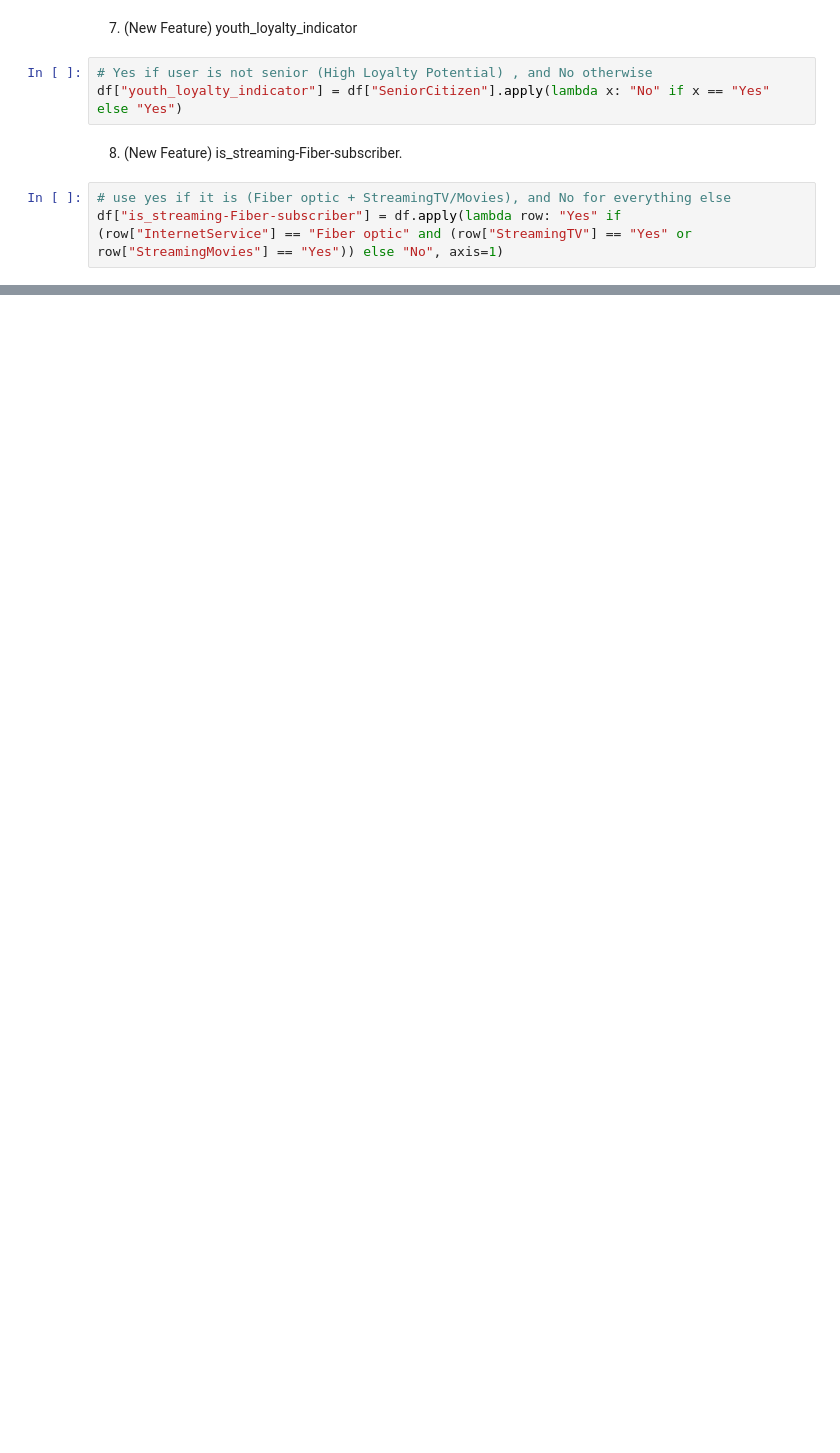
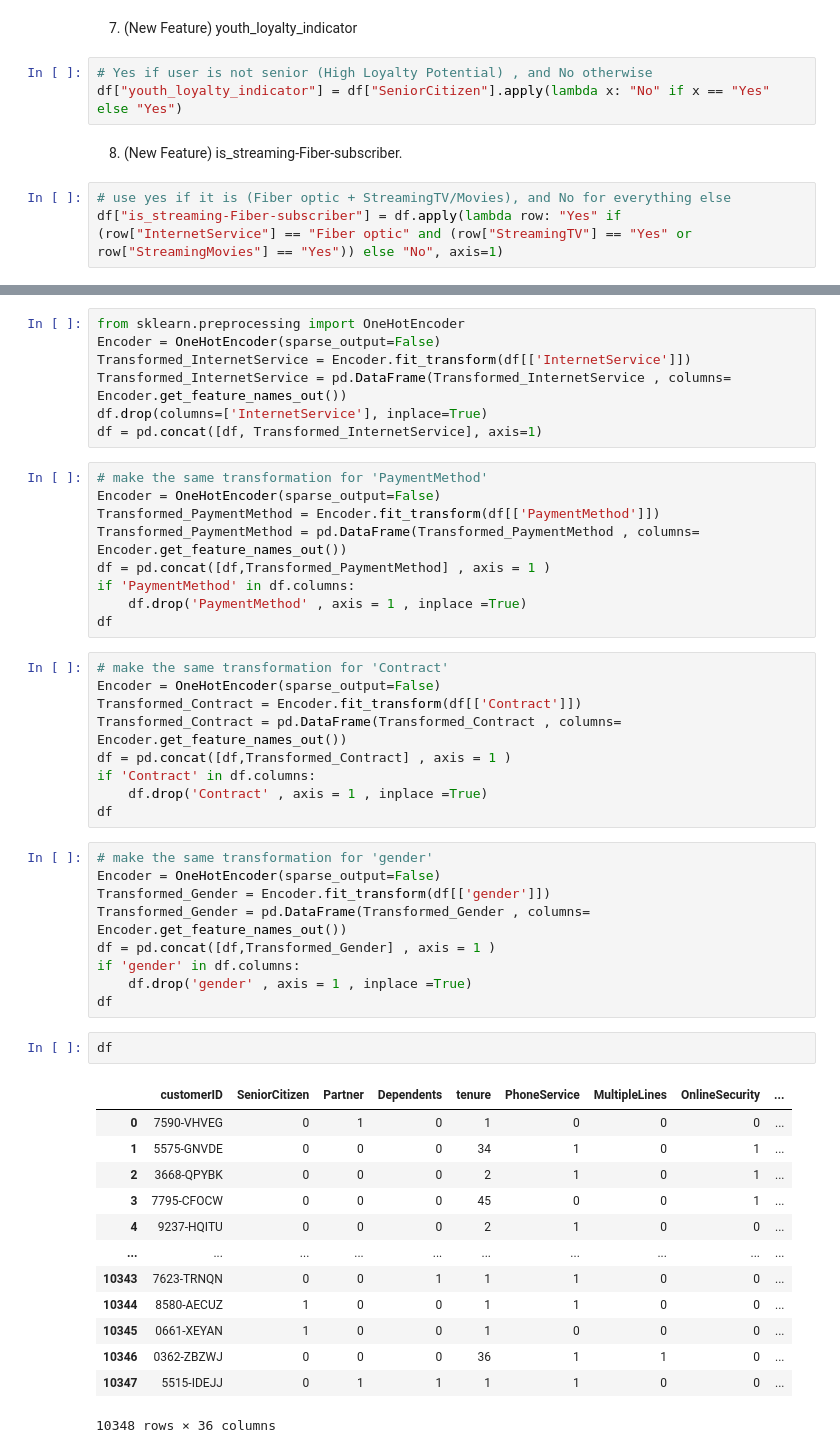
Before and after one commit to walaaabusweas/Telco-Customer, a Jupyter notebook: Telco-Customer.ipynb, the cells around one changed output, grey strips where cells are left out. Cells and saved outputs as stored; diff of their text form; blank space fills up the shorter version.

```diff
--- a/Telco-Customer.ipynb
+++ b/Telco-Customer.ipynb
@@ -728,0 +658,50 @@ Since young people are the most reliant on digital channels, companies should fo
+# %%
+from sklearn.preprocessing import OneHotEncoder
+Encoder = OneHotEncoder(sparse_output=False)
+Transformed_InternetService = Encoder.fit_transform(df[['InternetService']])
+Transformed_InternetService = pd.DataFrame(Transformed_InternetService , columns= Encoder.get_feature_names_out())
+df.drop(columns=['InternetService'], inplace=True)
+df = pd.concat([df, Transformed_InternetService], axis=1)
+# %%
+# make the same transformation for 'PaymentMethod'
+Encoder = OneHotEncoder(sparse_output=False)
+Transformed_PaymentMethod = Encoder.fit_transform(df[['PaymentMethod']])
+Transformed_PaymentMethod = pd.DataFrame(Transformed_PaymentMethod , columns= Encoder.get_feature_names_out())
+df = pd.concat([df,Transformed_PaymentMethod] , axis = 1 )
+if 'PaymentMethod' in df.columns:
+    df.drop('PaymentMethod' , axis = 1 , inplace =True)
+df
+# %%
+# make the same transformation for 'Contract'
+Encoder = OneHotEncoder(sparse_output=False)
+Transformed_Contract = Encoder.fit_transform(df[['Contract']])
+Transformed_Contract = pd.DataFrame(Transformed_Contract , columns= Encoder.get_feature_names_out())
+df = pd.concat([df,Transformed_Contract] , axis = 1 )
+if 'Contract' in df.columns:
+    df.drop('Contract' , axis = 1 , inplace =True)
+df
+# %%
+# make the same transformation for 'gender'
+Encoder = OneHotEncoder(sparse_output=False)
+Transformed_Gender = Encoder.fit_transform(df[['gender']])
+Transformed_Gender = pd.DataFrame(Transformed_Gender , columns= Encoder.get_feature_names_out())
+df = pd.concat([df,Transformed_Gender] , axis = 1 )
+if 'gender' in df.columns:
+    df.drop('gender' , axis = 1 , inplace =True)
+df
+# %%
+df
+# %% [output]
+|  | customerID | SeniorCitizen | Partner | Dependents | tenure | PhoneService | MultipleLines | OnlineSecurity | ... |
+| 0 | 7590-VHVEG | 0 | 1 | 0 | 1 | 0 | 0 | 0 | ... |
+| 1 | 5575-GNVDE | 0 | 0 | 0 | 34 | 1 | 0 | 1 | ... |
+| 2 | 3668-QPYBK | 0 | 0 | 0 | 2 | 1 | 0 | 1 | ... |
+| 3 | 7795-CFOCW | 0 | 0 | 0 | 45 | 0 | 0 | 1 | ... |
+| 4 | 9237-HQITU | 0 | 0 | 0 | 2 | 1 | 0 | 0 | ... |
+| ... | ... | ... | ... | ... | ... | ... | ... | ... | ... |
+| 10343 | 7623-TRNQN | 0 | 0 | 1 | 1 | 1 | 0 | 0 | ... |
+| 10344 | 8580-AECUZ | 1 | 0 | 0 | 1 | 1 | 0 | 0 | ... |
+| 10345 | 0661-XEYAN | 1 | 0 | 0 | 1 | 0 | 0 | 0 | ... |
+| 10346 | 0362-ZBZWJ | 0 | 0 | 0 | 36 | 1 | 1 | 0 | ... |
+| 10347 | 5515-IDEJJ | 0 | 1 | 1 | 1 | 1 | 0 | 0 | ... |
+10348 rows × 36 columns
```
Also changed, not shown: parts of 43 cells of this notebook.
